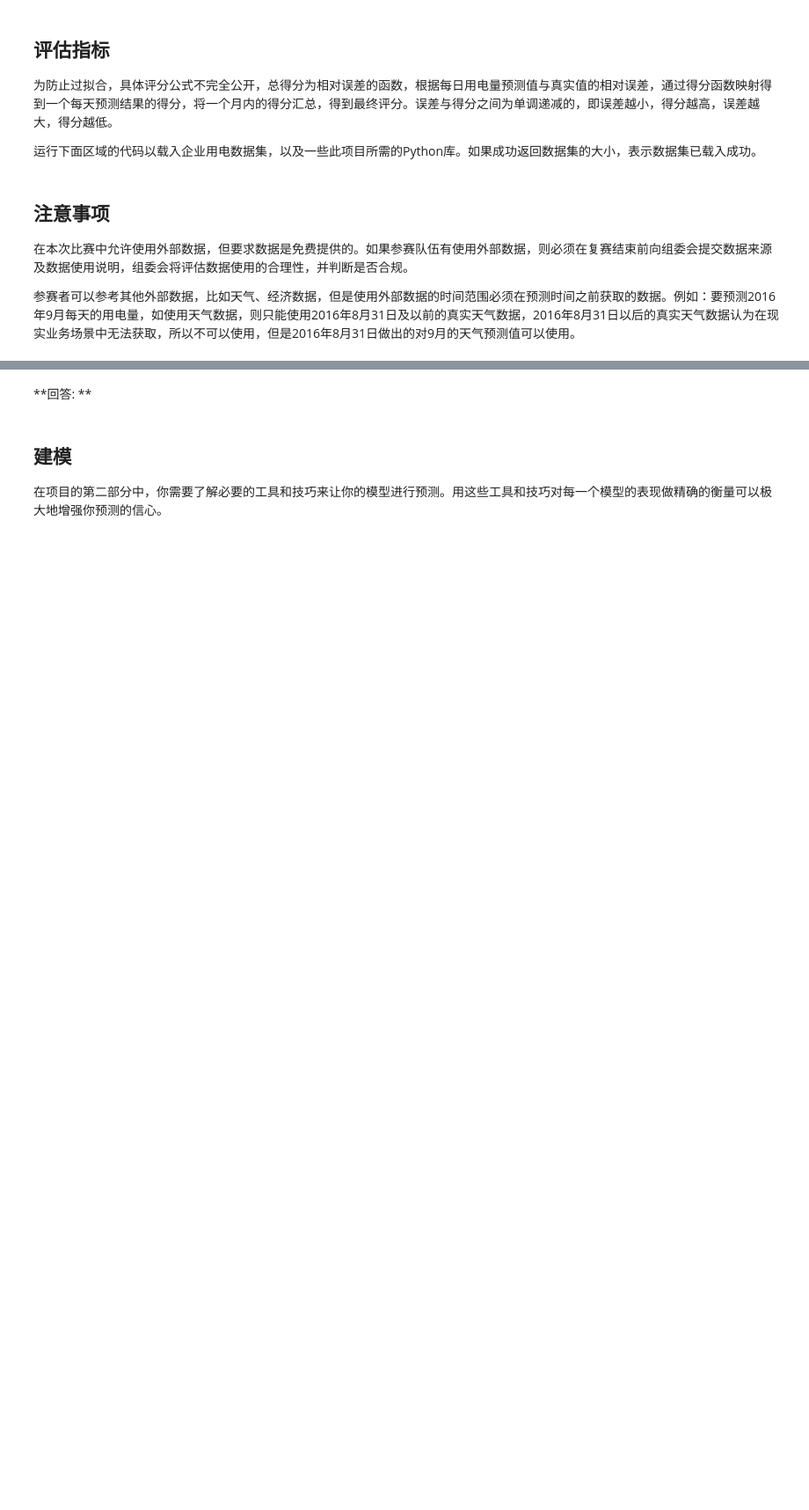
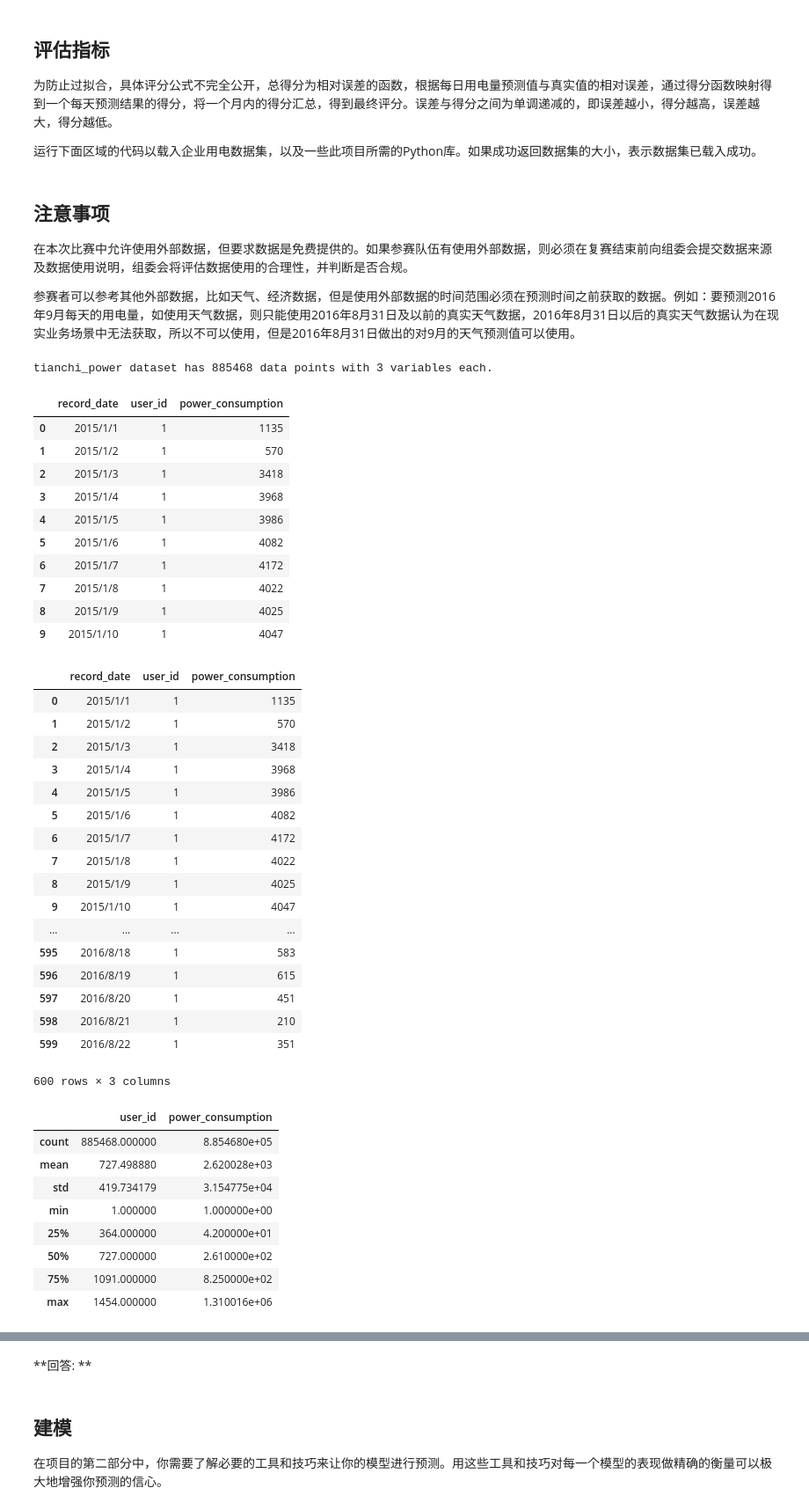
Before and after one commit to safezpa/tianchi_power, a Jupyter notebook: tianchi_power.ipynb, the cells around one changed output, grey strips where cells are left out. Shown at 88% size. Saved outputs shown, nothing was run; the diff lists cells and outputs as text; code cells hidden in the pictures; blank space fills up the shorter version.

```diff
--- a/tianchi_power.ipynb
+++ b/tianchi_power.ipynb
@@ -31,21 +31,66 @@
 # %%
 # Import libraries necessary for this project
 # 载入此项目所需要的库
 import numpy as np
 import pandas as pd
 import visuals as vs # Supplementary code
+from IPython.display import display
 from sklearn.model_selection import ShuffleSplit
 
 # Pretty display for notebooks
 # 让结果在notebook中显示
 %matplotlib inline
 
 # Load the Boston housing dataset
-# 载入波士顿房屋的数据集
+# 载入用电历史数据集
 data = pd.read_csv('tianchi_power.csv')
 power_consumption = data['power_consumption']
 features = data.drop('power_consumption', axis = 1)
 
 # Success
 # 完成
 print "tianchi_power dataset has {} data points with {} variables each.".format(*data.shape)
+display(data.head(10))
+data.groupby(by='user_id').size()
+display(data.head(600))
+data.describe()
+# %% [output]
+tianchi_power dataset has 885468 data points with 3 variables each.
+|  | record_date | user_id | power_consumption |
+| 0 | 2015/1/1 | 1 | 1135 |
+| 1 | 2015/1/2 | 1 | 570 |
+| 2 | 2015/1/3 | 1 | 3418 |
+| 3 | 2015/1/4 | 1 | 3968 |
+| 4 | 2015/1/5 | 1 | 3986 |
+| 5 | 2015/1/6 | 1 | 4082 |
+| 6 | 2015/1/7 | 1 | 4172 |
+| 7 | 2015/1/8 | 1 | 4022 |
+| 8 | 2015/1/9 | 1 | 4025 |
+| 9 | 2015/1/10 | 1 | 4047 |
+|  | record_date | user_id | power_consumption |
+| 0 | 2015/1/1 | 1 | 1135 |
+| 1 | 2015/1/2 | 1 | 570 |
+| 2 | 2015/1/3 | 1 | 3418 |
+| 3 | 2015/1/4 | 1 | 3968 |
+| 4 | 2015/1/5 | 1 | 3986 |
+| 5 | 2015/1/6 | 1 | 4082 |
+| 6 | 2015/1/7 | 1 | 4172 |
+| 7 | 2015/1/8 | 1 | 4022 |
+| 8 | 2015/1/9 | 1 | 4025 |
+| 9 | 2015/1/10 | 1 | 4047 |
+| ... | ... | ... | ... |
+| 595 | 2016/8/18 | 1 | 583 |
+| 596 | 2016/8/19 | 1 | 615 |
+| 597 | 2016/8/20 | 1 | 451 |
+| 598 | 2016/8/21 | 1 | 210 |
+| 599 | 2016/8/22 | 1 | 351 |
+600 rows × 3 columns
+|  | user_id | power_consumption |
+| count | 885468.000000 | 8.854680e+05 |
+| mean | 727.498880 | 2.620028e+03 |
+| std | 419.734179 | 3.154775e+04 |
+| min | 1.000000 | 1.000000e+00 |
+| 25% | 364.000000 | 4.200000e+01 |
+| 50% | 727.000000 | 2.610000e+02 |
+| 75% | 1091.000000 | 8.250000e+02 |
+| max | 1454.000000 | 1.310016e+06 |
```
Also changed, not shown: parts of 13 cells of this notebook, 4 other files.
